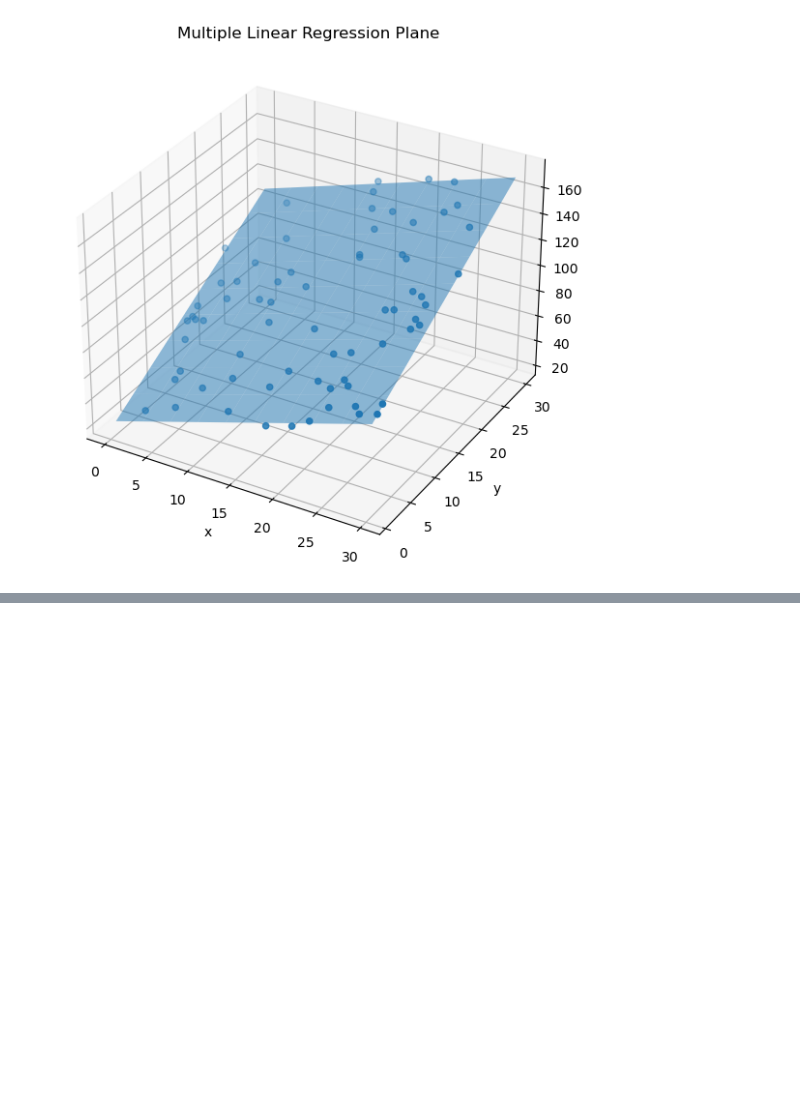
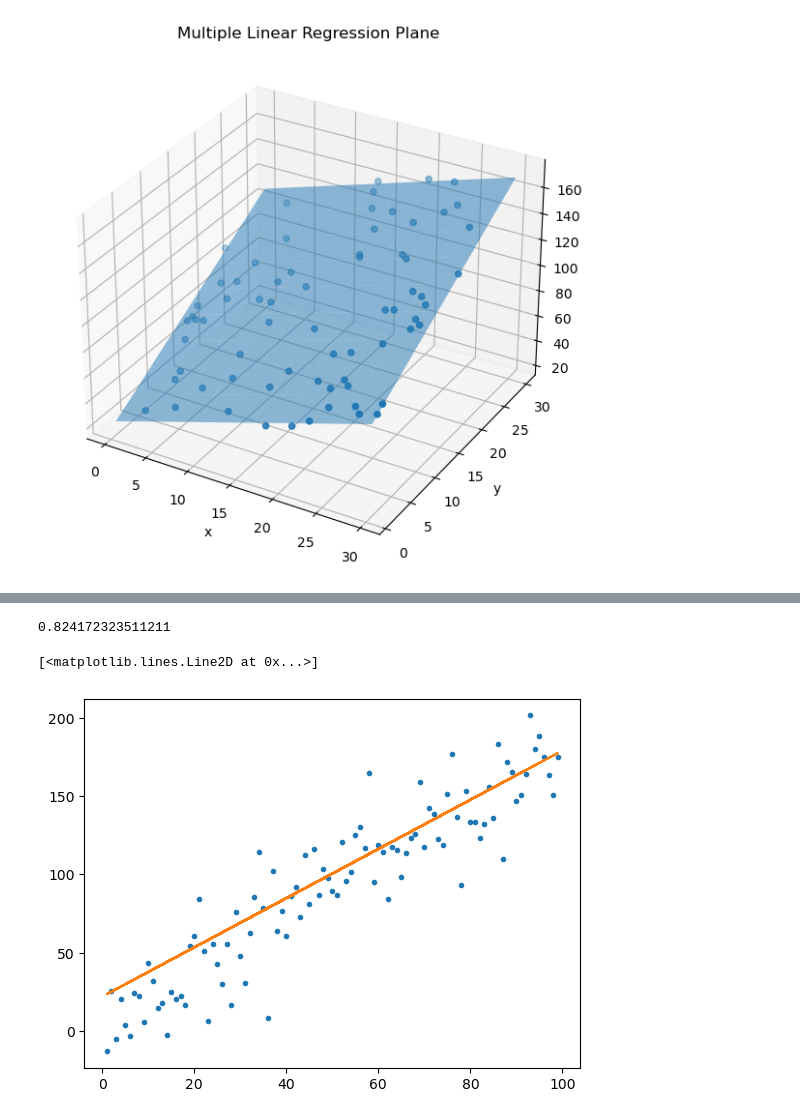
Before and after one commit to PabloPombo/Python_Learning-DS-AI-other_libraries, a Jupyter notebook: OREILLY-Books/Essential_Math_for_Data_Science/5.Linear Regression.ipynb, the cells around one changed output, grey strips where cells are left out. Saved outputs shown, nothing was run; the diff lists cells and outputs as text; code cells hidden in the pictures; blank space fills up the shorter version.

```diff
--- a/OREILLY-Books/Essential_Math_for_Data_Science/5.Linear Regression.ipynb
+++ b/OREILLY-Books/Essential_Math_for_Data_Science/5.Linear Regression.ipynb
@@ -731,0 +759,27 @@ plt.show()
+# %%
+from sklearn.linear_model import LinearRegression
+from sklearn.model_selection import train_test_split
+
+df = pd.read_csv('https://bit.ly/3C8JzrM', delimiter=",")
+
+#X = df.values[:,:-1].flatten()
+X = df.values[:,:-1].reshape(-1,1)
+Y = df.values[:,-1]
+
+X_train, X_test, Y_train, Y_test = train_test_split(X, Y, train_size=1/3)
+
+model = LinearRegression()
+model.fit(X_train, Y_train)
+
+result = model.score(X_test, Y_test)
+result
+# %% [output]
+0.824172323511211
+# %%
+Y_predic = model.predict(X_test)
+
+plt.plot(X,Y, '.')
+plt.plot(X_test, Y_predic)
+# %% [output]
+[<matplotlib.lines.Line2D at 0x...>]
+[figure, added]
```
Also changed, not shown: parts of 3 cells of this notebook.
